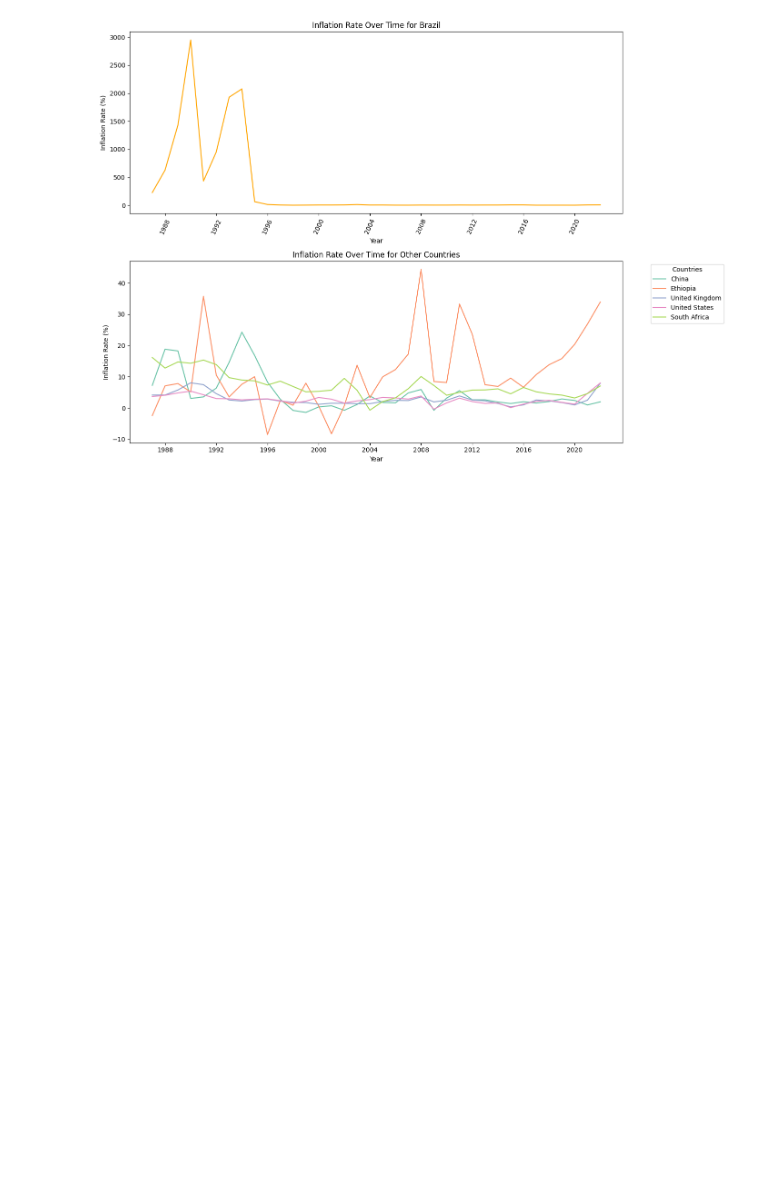
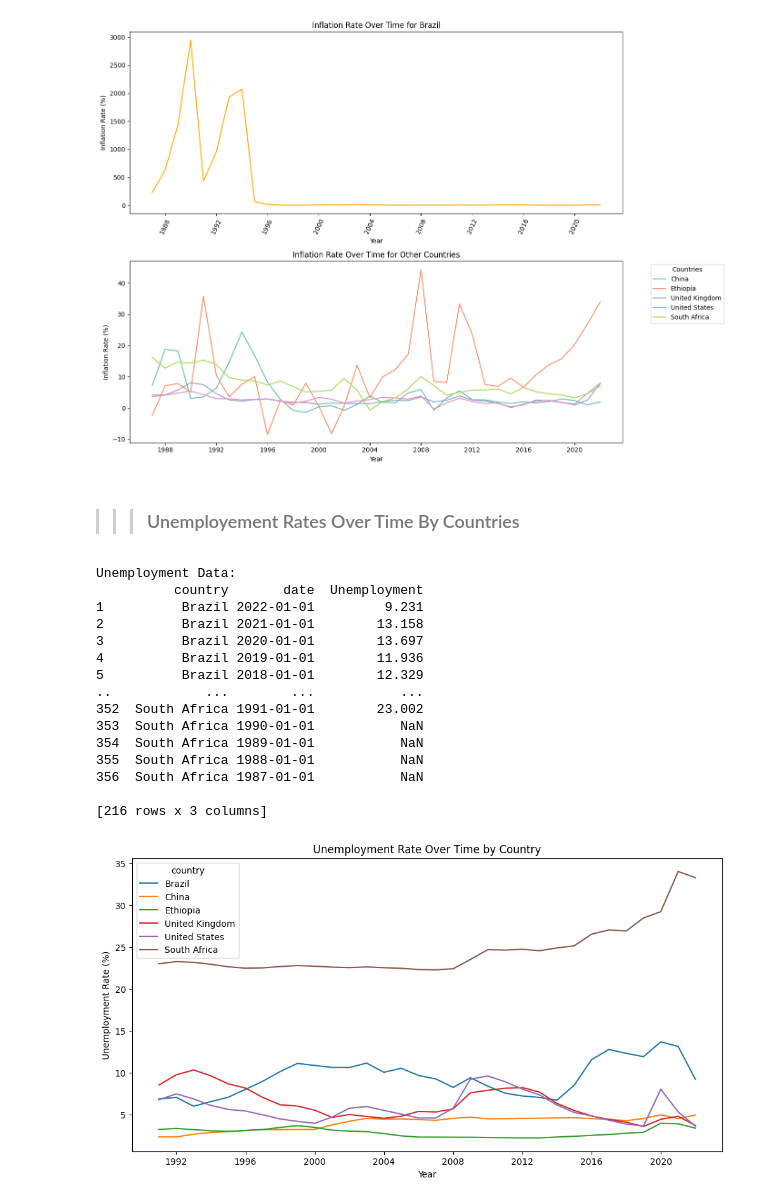
Before and after one commit to hanaDemma/Change_point_analysis_and_statistical_modelling-, a Jupyter notebook: notebooks/change_point_analysis.ipynb, the cells around one changed output. Drawn from its saved outputs; the diff is of its cells as text; code cells hidden in the pictures; blank space fills up the shorter version.

Commit message:
unemployment rate over time by country

```diff
--- a/notebooks/change_point_analysis.ipynb
+++ b/notebooks/change_point_analysis.ipynb
@@ -434,3 +434,24 @@ gdp_data = gdp_data(start_date,end_date)
 inflation_data = inflation_data(start_date,end_date)
 # %% [output]
 [figure]
+# %% [markdown]
+>>> ### Unemployement Rates Over Time By Countries
+# %%
+unemployment_data = unemployment_data()
+# %% [output]
+Unemployment Data:
+          country       date  Unemployment
+1          Brazil 2022-01-01         9.231
+2          Brazil 2021-01-01        13.158
+3          Brazil 2020-01-01        13.697
+4          Brazil 2019-01-01        11.936
+5          Brazil 2018-01-01        12.329
+..            ...        ...           ...
+352  South Africa 1991-01-01        23.002
+353  South Africa 1990-01-01           NaN
+354  South Africa 1989-01-01           NaN
+355  South Africa 1988-01-01           NaN
+356  South Africa 1987-01-01           NaN
+
+[216 rows x 3 columns]
+[figure, added]
```
Also changed, not shown: parts of 4 cells of this notebook, 1 other file.
